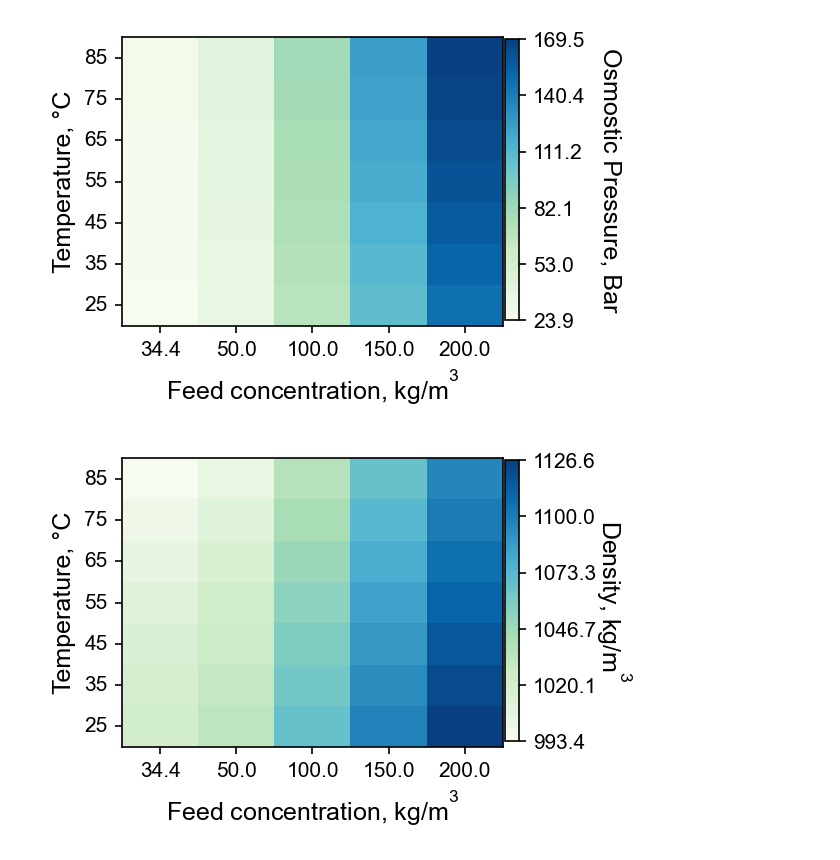
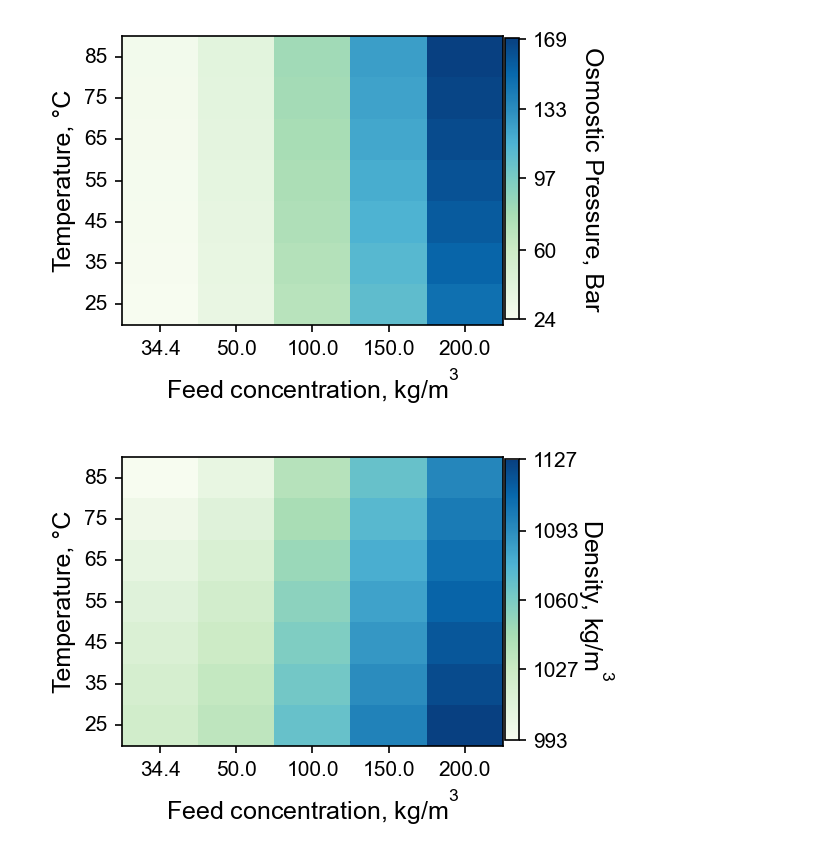
Before and after one commit to savannahsakhai/watertap, a Jupyter notebook: watertap/flowsheets/property_analysis/property_colormaps.ipynb, the cells around one changed output. Cells and saved outputs as stored; diff of their text form; code cells hidden in the pictures.

```diff
--- a/watertap/flowsheets/property_analysis/property_colormaps.ipynb
+++ b/watertap/flowsheets/property_analysis/property_colormaps.ipynb
@@ -41,7 +41,8 @@ yticks = np.around(yticks, decimals=0)
 vmin = np.min(data_property_reatoro["Osmotic Pressure"])/1e5
 vmax = np.max(data_property_reatoro["Osmotic Pressure"])/1e5
 
-zticks = np.linspace(vmin, vmax, 6)
+zticks = np.linspace(vmin, vmax, 5)
+zticks = np.around(zticks, decimals=0)
 figure = fig_generator.figureGenerator()
 figure.init_figure(width=3.5, height=2.5)
 figure.colorMaps["color_map"] = cm.get_cmap("GnBu")
@@ -54,7 +55,7 @@ figure.plot_map(
     vmin=vmin,
     vmax=vmax,
 )
-figure.add_colorbar(zticks=zticks, zlabel="Osmostic Pressure, Bar")
+figure.add_colorbar(zticks=zticks, zformat=0, zlabel="Osmostic Pressure, Bar")
 figure.set_axis_ticklabels(
     xticklabels=xticks,
     yticklabels=yticks,
@@ -68,7 +69,8 @@ figure.save_fig(name="plot_reaktoro_osm_p")
 vmin = np.min(data_property_reatoro["Density"])
 vmax = np.max(data_property_reatoro["Density"])
 
-zticks = np.linspace(vmin, vmax, 6)
+zticks = np.linspace(vmin, vmax, 5)
+zticks = np.around(zticks, decimals=0)
 figure = fig_generator.figureGenerator()
 figure.init_figure(width=3.5, height=2.5)
 figure.colorMaps["color_map"] = cm.get_cmap("GnBu")
@@ -81,7 +83,7 @@ figure.plot_map(
     vmin=vmin,
     vmax=vmax,
 )
-figure.add_colorbar(zticks=zticks, zlabel="Density, kg/m$^{3}$")
+figure.add_colorbar(zticks=zticks, zformat=0, zlabel="Density, kg/m$^{3}$")
 figure.set_axis_ticklabels(
     xticklabels=xticks,
     yticklabels=yticks,
@@ -101,5 +103,5 @@ WARNING: This tool kit is depreciated - please use psPlotKit - repo ( https://gi
 [0. 1. 2. 3. 4.]
 tiks [0. 1. 2. 3. 4. 5. 6.]
-[figure, old version]
+[figure, new version]
-[figure, old version]
+[figure, new version]
 # %%
```
Also changed, not shown: parts of 4 cells of this notebook, 17 other files.
